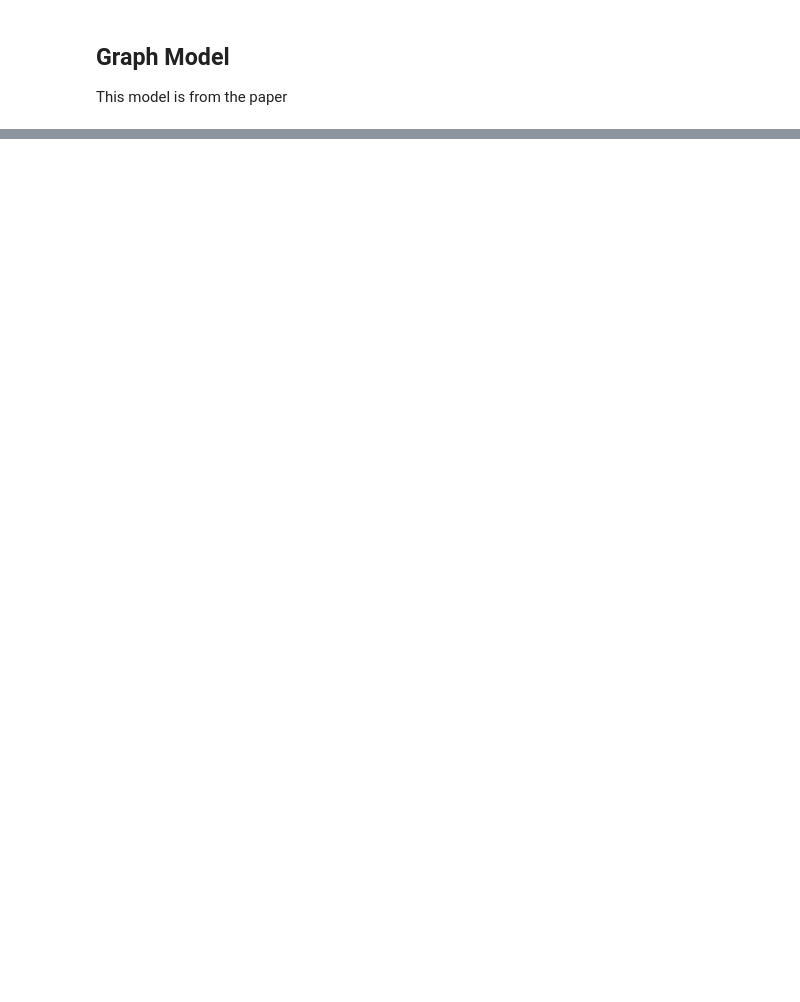
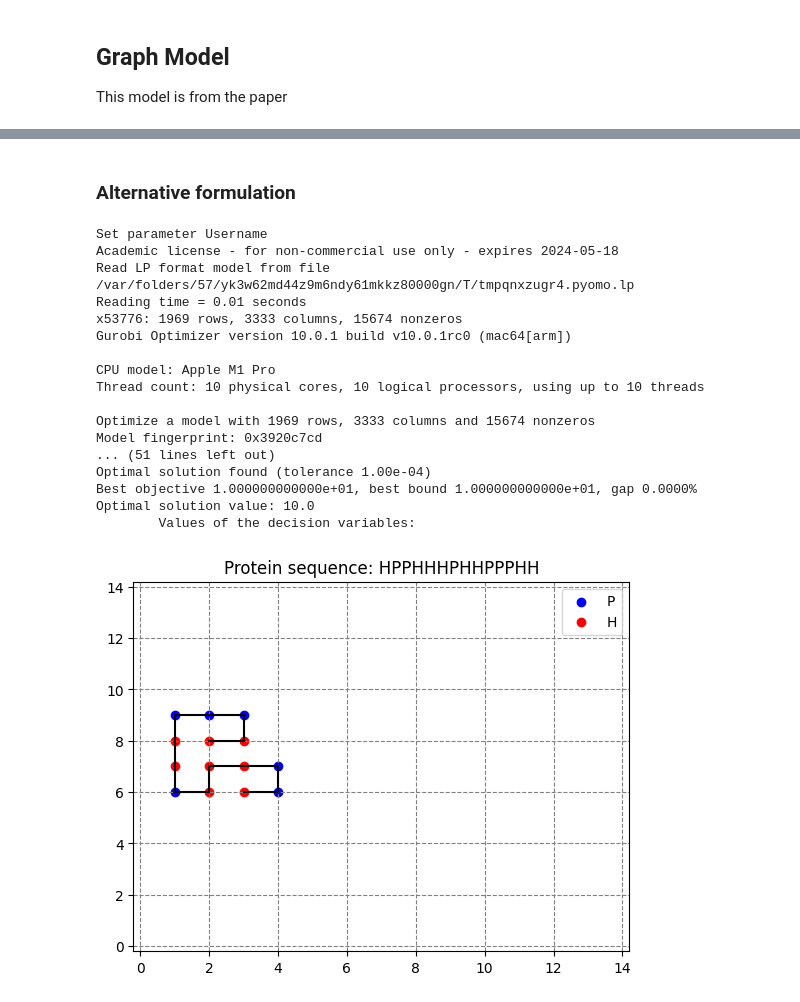
Before and after one commit to AndreiBlindu/ILP_protein_folding, a Jupyter notebook: ilp_protein_folding.ipynb, the cells around one changed output, grey strips where cells are left out. Drawn from its saved outputs; the diff is of its cells as text; code cells hidden in the pictures; blank space fills up the shorter version.

```diff
--- a/ilp_protein_folding.ipynb
+++ b/ilp_protein_folding.ipynb
@@ -292,0 +417,26 @@ plot_folding(protein_binary_sequence, protein_sequence, positions, grid_size)
+# %% [markdown]
+### Alternative formulation
+# %%
+grid_size = n
+x = ILP_graph_formulation(protein_binary_sequence, grid_size, additional_constr=False, reduced=False, formulation="alternative")
+positions = grid_positions_from_optimal(x)
+plot_folding(protein_binary_sequence, protein_sequence, positions, grid_size)
+# %% [output]
+Set parameter Username
+Academic license - for non-commercial use only - expires 2024-05-18
+Read LP format model from file /var/folders/57/yk3w62md44z9m6ndy61mkkz80000gn/T/tmpqnxzugr4.pyomo.lp
+Reading time = 0.01 seconds
+x53776: 1969 rows, 3333 columns, 15674 nonzeros
+Gurobi Optimizer version 10.0.1 build v10.0.1rc0 (mac64[arm])
+
+CPU model: Apple M1 Pro
+Thread count: 10 physical cores, 10 logical processors, using up to 10 threads
+
+Optimize a model with 1969 rows, 3333 columns and 15674 nonzeros
+Model fingerprint: 0x3920c7cd
+... (51 lines left out)
+Optimal solution found (tolerance 1.00e-04)
+Best objective 1.000000000000e+01, best bound 1.000000000000e+01, gap 0.0000%
+Optimal solution value: 10.0
+        Values of the decision variables:
+[figure, added]
```
Also changed, not shown: parts of 12 cells of this notebook, 1 other file.
